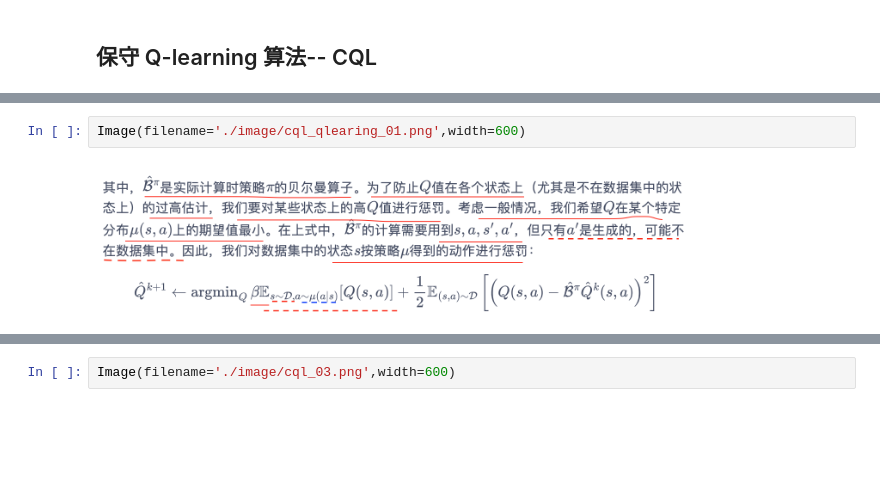
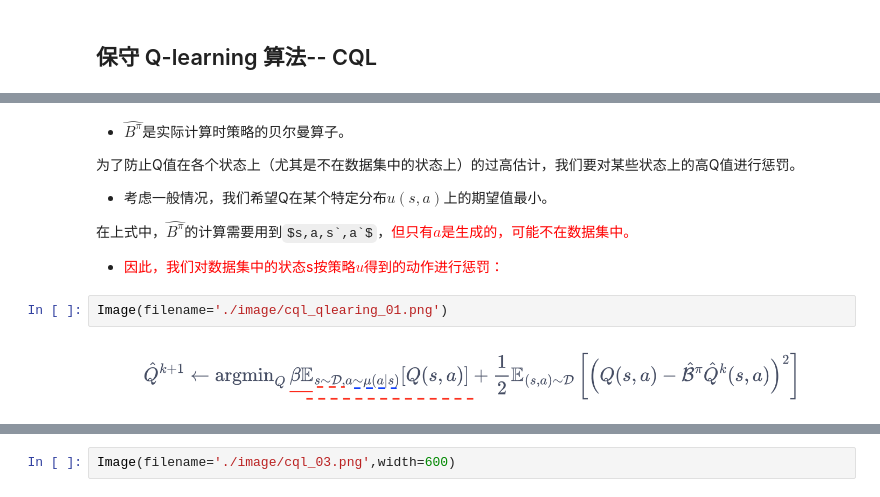
Before and after one commit to ztaoing/DeepRL_Steps, a Jupyter notebook: Hands-on-RL/16-离线强化学习(外推误差).ipynb, the cells around one changed output, grey strips where cells are left out. Cells and saved outputs as stored; diff of their text form; some formulas as TeX source; blank space fills up the shorter version.

```diff
--- a/Hands-on-RL/16-离线强化学习(外推误差).ipynb
+++ b/Hands-on-RL/16-离线强化学习(外推误差).ipynb
@@ -141,6 +142,14 @@ Image(filename='./image/cql_qlearning.png',width=600)
 # %% [output]
 [figure]
+# %% [markdown]
+- $ \hat{B^π}$是实际计算时策略的贝尔曼算子。
+
+为了防止Q值在各个状态上（尤其是不在数据集中的状态上）的过高估计，我们要对某些状态上的高Q值进行惩罚。
+- 考虑一般情况，我们希望Q在某个特定分布$u(s,a)$上的期望值最小。
+
+在上式中，$ \hat{B^π}$的计算需要用到$s,a,s`,a`$，<font color='red'>但只有$a`$是生成的，可能不在数据集中。<font>
+- <font color='red'>因此，我们对数据集中的状态s按策略$u$得到的动作进行惩罚：<font>
 # %%
-Image(filename='./image/cql_qlearing_01.png',width=600)
+Image(filename='./image/cql_qlearing_01.png')
 # %% [output]
-[figure, old version]
+[figure, new version]
```
Also changed, not shown: parts of 11 cells of this notebook, 7 other files.
